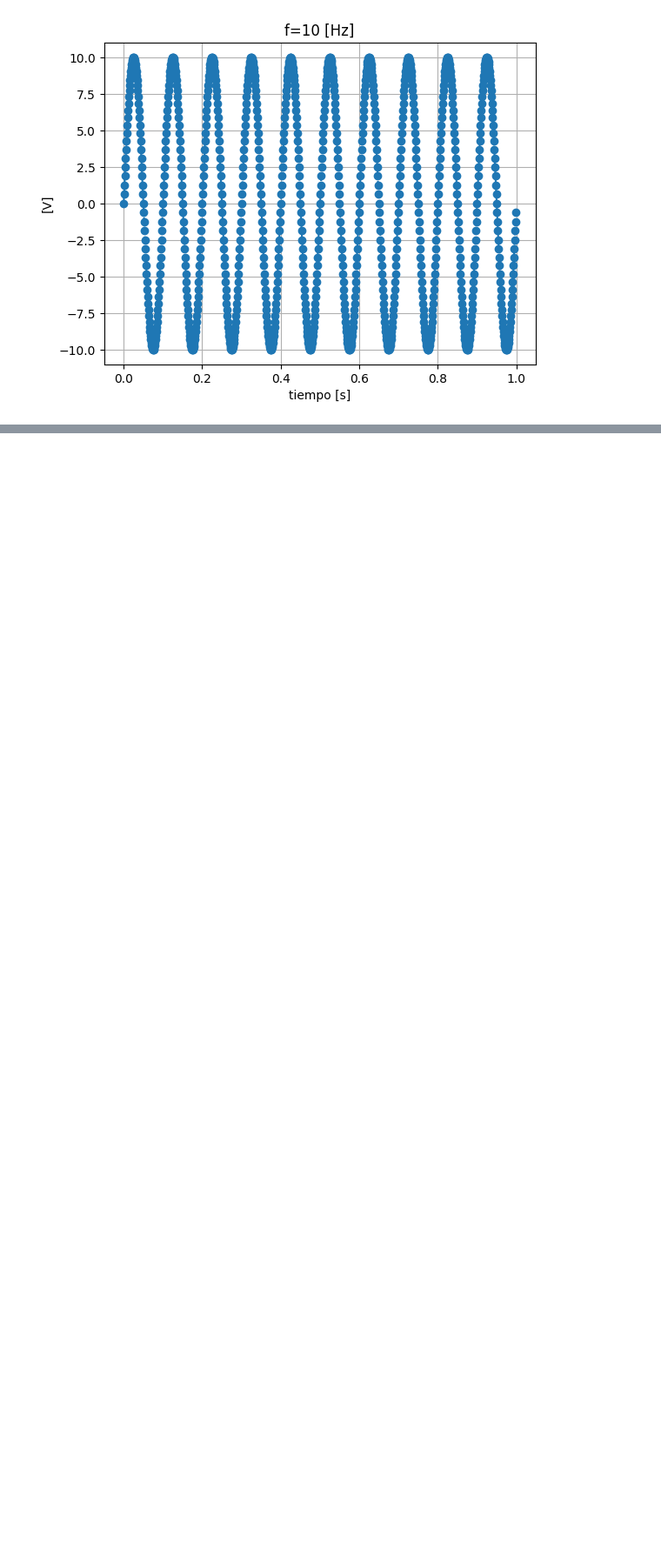
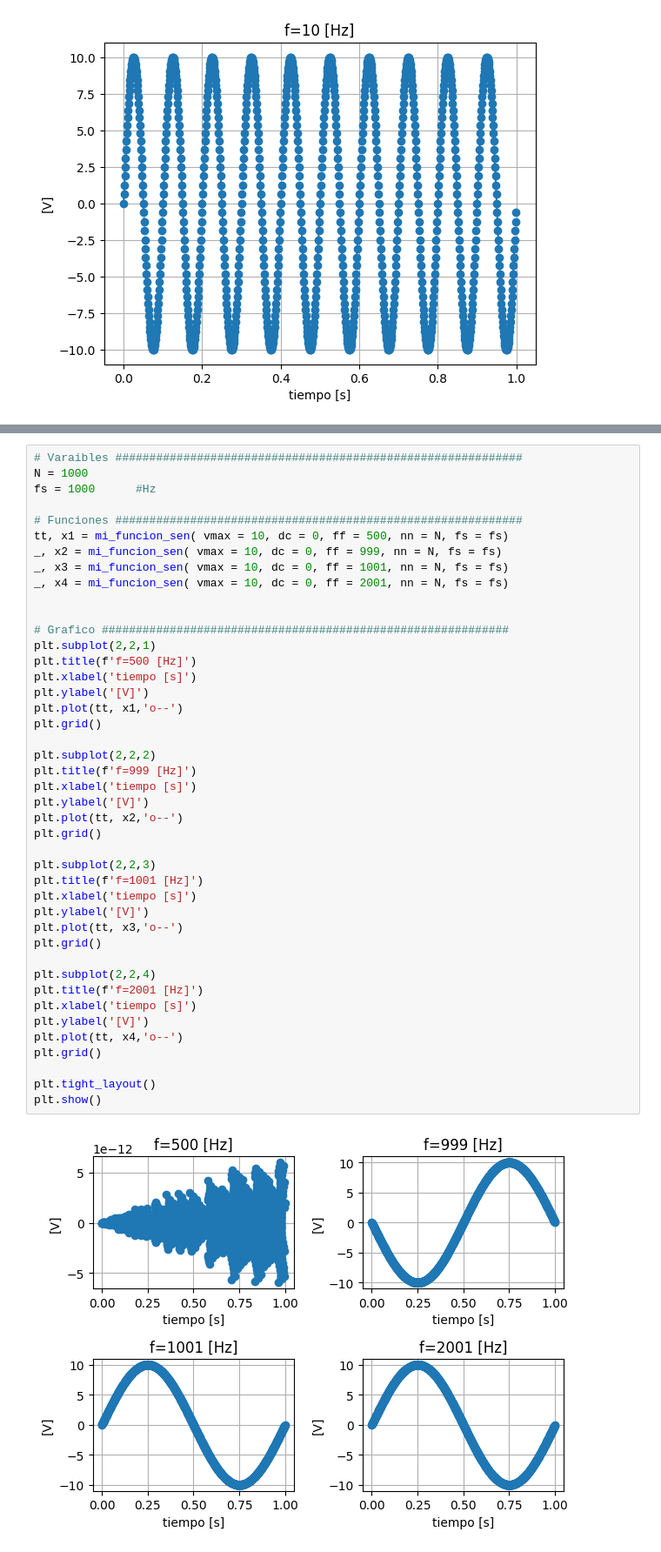
Before and after one commit to agustin-d-martinez/Procesamiento-Digital-de-Se-ales---2026, a Jupyter notebook: TS1/TS1.ipynb, the cells around one changed output, grey strips where cells are left out. Shown at 87% size. Cells and saved outputs as stored; diff of their text form; blank space fills up the shorter version.

```diff
--- a/TS1/TS1.ipynb
+++ b/TS1/TS1.ipynb
@@ -81,0 +122,45 @@ plt.show()
+# %%
+# Varaibles ############################################################
+N = 1000
+fs = 1000      #Hz
+
+# Funciones ############################################################
+tt, x1 = mi_funcion_sen( vmax = 10, dc = 0, ff = 500, nn = N, fs = fs)
+_, x2 = mi_funcion_sen( vmax = 10, dc = 0, ff = 999, nn = N, fs = fs)
+_, x3 = mi_funcion_sen( vmax = 10, dc = 0, ff = 1001, nn = N, fs = fs)
+_, x4 = mi_funcion_sen( vmax = 10, dc = 0, ff = 2001, nn = N, fs = fs)
+
+
+# Grafico ############################################################
+plt.subplot(2,2,1)
+plt.title(f'f=500 [Hz]')
+plt.xlabel('tiempo [s]')
+plt.ylabel('[V]')
+plt.plot(tt, x1,'o--')
+plt.grid()
+
+plt.subplot(2,2,2)
+plt.title(f'f=999 [Hz]')
+plt.xlabel('tiempo [s]')
+plt.ylabel('[V]')
+plt.plot(tt, x2,'o--')
+plt.grid()
+
+plt.subplot(2,2,3)
+plt.title(f'f=1001 [Hz]')
+plt.xlabel('tiempo [s]')
+plt.ylabel('[V]')
+plt.plot(tt, x3,'o--')
+plt.grid()
+
+plt.subplot(2,2,4)
+plt.title(f'f=2001 [Hz]')
+plt.xlabel('tiempo [s]')
+plt.ylabel('[V]')
+plt.plot(tt, x4,'o--')
+plt.grid()
+
+plt.tight_layout()
+plt.show()
+# %% [output]
+[figure, added]
```
Also changed, not shown: parts of 4 cells of this notebook.
